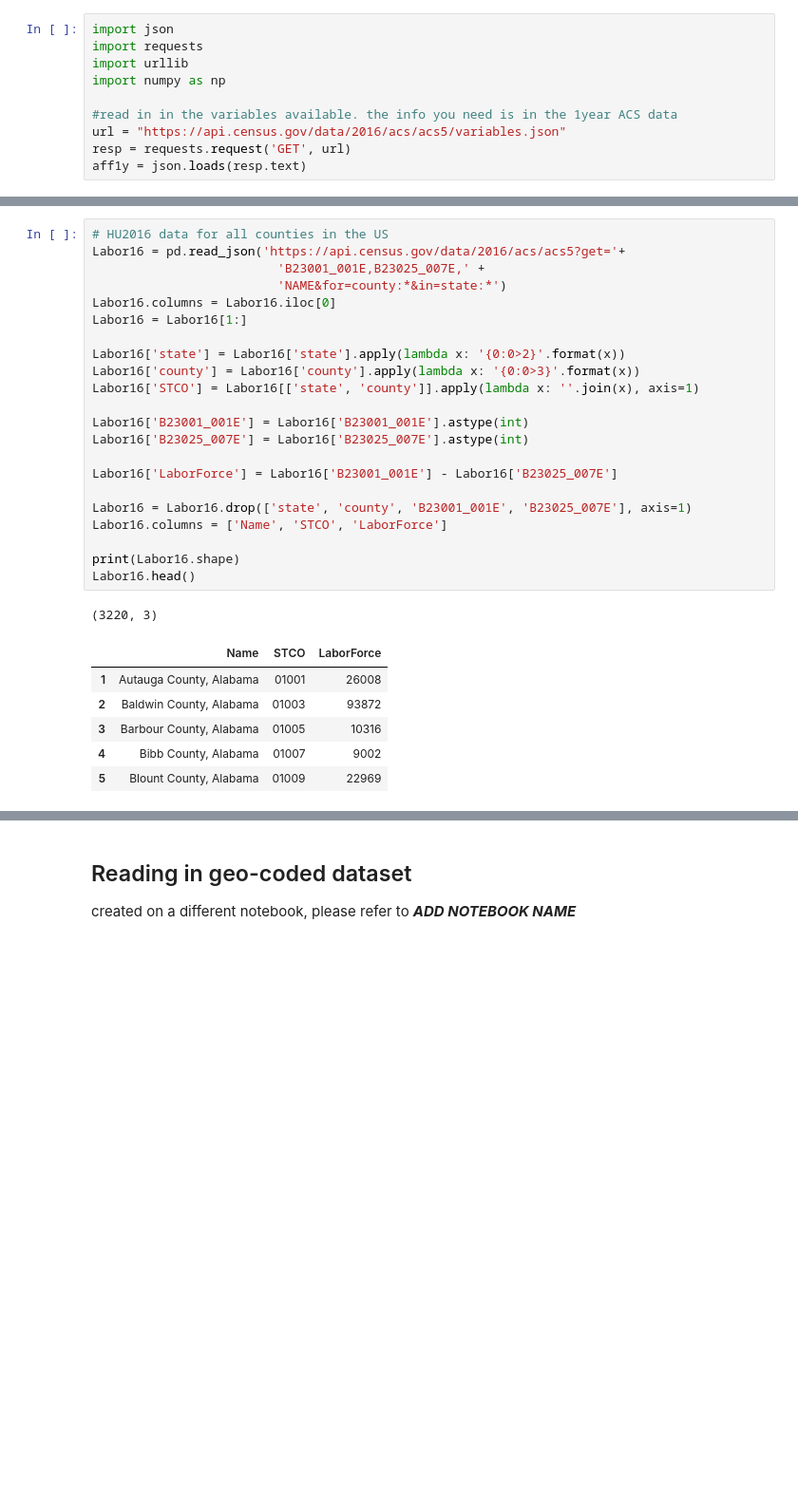
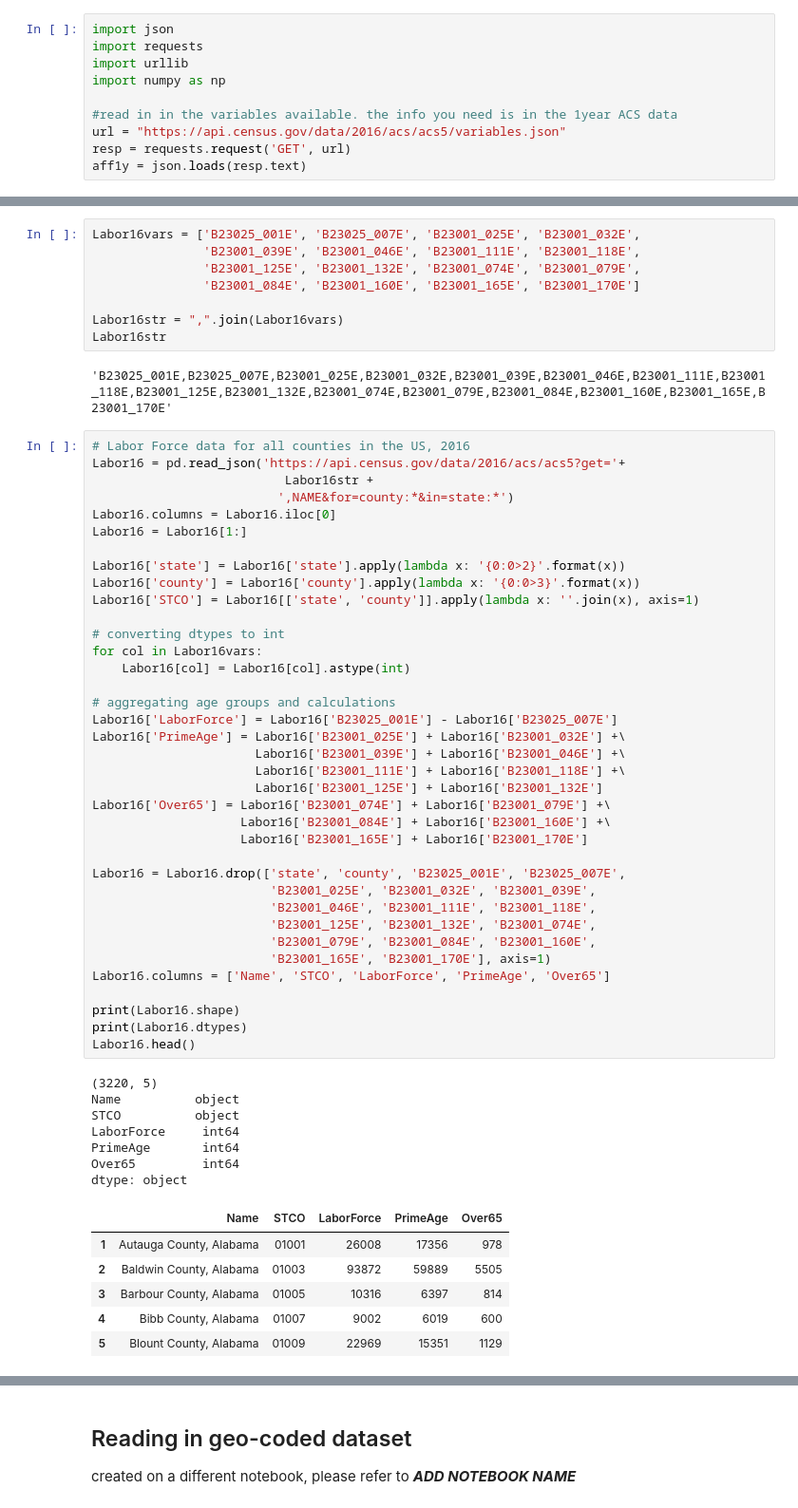
Before and after one commit to NYCPlanning/rp-USmetros_comparison, a Jupyter notebook: 2-LaborForce_ACS5.ipynb, the cells around one changed output, grey strips where cells are left out. Shown at 95% size. Saved outputs shown, nothing was run; the diff lists cells and outputs as text; blank space fills up the shorter version.

```diff
--- a/2-LaborForce_ACS5.ipynb
+++ b/2-LaborForce_ACS5.ipynb
@@ -94,30 +102,61 @@ aff1y['variables'][totalHU]
+# %%
+Labor16vars = ['B23025_001E', 'B23025_007E', 'B23001_025E', 'B23001_032E',
+               'B23001_039E', 'B23001_046E', 'B23001_111E', 'B23001_118E',
+               'B23001_125E', 'B23001_132E', 'B23001_074E', 'B23001_079E',
+               'B23001_084E', 'B23001_160E', 'B23001_165E', 'B23001_170E']
+
+Labor16str = ",".join(Labor16vars)
+Labor16str
+# %% [output]
+'B23025_001E,B23025_007E,B23001_025E,B23001_032E,B23001_039E,B23001_046E,B23001_111E,B23001_118E,B23001_125E,B23001_132E,B23001_074E,B23001_079E,B23001_084E,B23001_160E,B23001_165E,B23001_170E'
 # %%
-# HU2016 data for all counties in the US
+# Labor Force data for all counties in the US, 2016
 Labor16 = pd.read_json('https://api.census.gov/data/2016/acs/acs5?get='+
-                         'B23001_001E,B23025_007E,' +
-                         'NAME&for=county:*&in=state:*')
+                          Labor16str +
+                         ',NAME&for=county:*&in=state:*')
 Labor16.columns = Labor16.iloc[0]
 Labor16 = Labor16[1:]
 
 Labor16['state'] = Labor16['state'].apply(lambda x: '{0:0>2}'.format(x))
 Labor16['county'] = Labor16['county'].apply(lambda x: '{0:0>3}'.format(x))
 Labor16['STCO'] = Labor16[['state', 'county']].apply(lambda x: ''.join(x), axis=1)
 
-Labor16['B23001_001E'] = Labor16['B23001_001E'].astype(int)
-Labor16['B23025_007E'] = Labor16['B23025_007E'].astype(int)
+# converting dtypes to int
+for col in Labor16vars:
+    Labor16[col] = Labor16[col].astype(int)
 
-Labor16['LaborForce'] = Labor16['B23001_001E'] - Labor16['B23025_007E']
+# aggregating age groups and calculations
+Labor16['LaborForce'] = Labor16['B23025_001E'] - Labor16['B23025_007E']
+Labor16['PrimeAge'] = Labor16['B23001_025E'] + Labor16['B23001_032E'] +\
+                      Labor16['B23001_039E'] + Labor16['B23001_046E'] +\
+                      Labor16['B23001_111E'] + Labor16['B23001_118E'] +\
+                      Labor16['B23001_125E'] + Labor16['B23001_132E']
+Labor16['Over65'] = Labor16['B23001_074E'] + Labor16['B23001_079E'] +\
+                    Labor16['B23001_084E'] + Labor16['B23001_160E'] +\
+                    Labor16['B23001_165E'] + Labor16['B23001_170E']
 
-Labor16 = Labor16.drop(['state', 'county', 'B23001_001E', 'B23025_007E'], axis=1)
-Labor16.columns = ['Name', 'STCO', 'LaborForce']
+Labor16 = Labor16.drop(['state', 'county', 'B23025_001E', 'B23025_007E',
+                        'B23001_025E', 'B23001_032E', 'B23001_039E',
+                        'B23001_046E', 'B23001_111E', 'B23001_118E',
+                        'B23001_125E', 'B23001_132E', 'B23001_074E',
+                        'B23001_079E', 'B23001_084E', 'B23001_160E',
+                        'B23001_165E', 'B23001_170E'], axis=1)
+Labor16.columns = ['Name', 'STCO', 'LaborForce', 'PrimeAge', 'Over65']
 
 print(Labor16.shape)
+print(Labor16.dtypes)
 Labor16.head()
 # %% [output]
-(3220, 3)
+(3220, 5)
+Name          object
+STCO          object
+LaborForce     int64
+PrimeAge       int64
+Over65         int64
+dtype: object
-|  | Name | STCO | LaborForce |
-| 1 | Autauga County, Alabama | 01001 | 26008 |
-| 2 | Baldwin County, Alabama | 01003 | 93872 |
-| 3 | Barbour County, Alabama | 01005 | 10316 |
-| 4 | Bibb County, Alabama | 01007 | 9002 |
-| 5 | Blount County, Alabama | 01009 | 22969 |
+|  | Name | STCO | LaborForce | PrimeAge | Over65 |
+| 1 | Autauga County, Alabama | 01001 | 26008 | 17356 | 978 |
+| 2 | Baldwin County, Alabama | 01003 | 93872 | 59889 | 5505 |
+| 3 | Barbour County, Alabama | 01005 | 10316 | 6397 | 814 |
+| 4 | Bibb County, Alabama | 01007 | 9002 | 6019 | 600 |
+| 5 | Blount County, Alabama | 01009 | 22969 | 15351 | 1129 |
```
Also changed, not shown: parts of 45 cells of this notebook, 5 other files.
